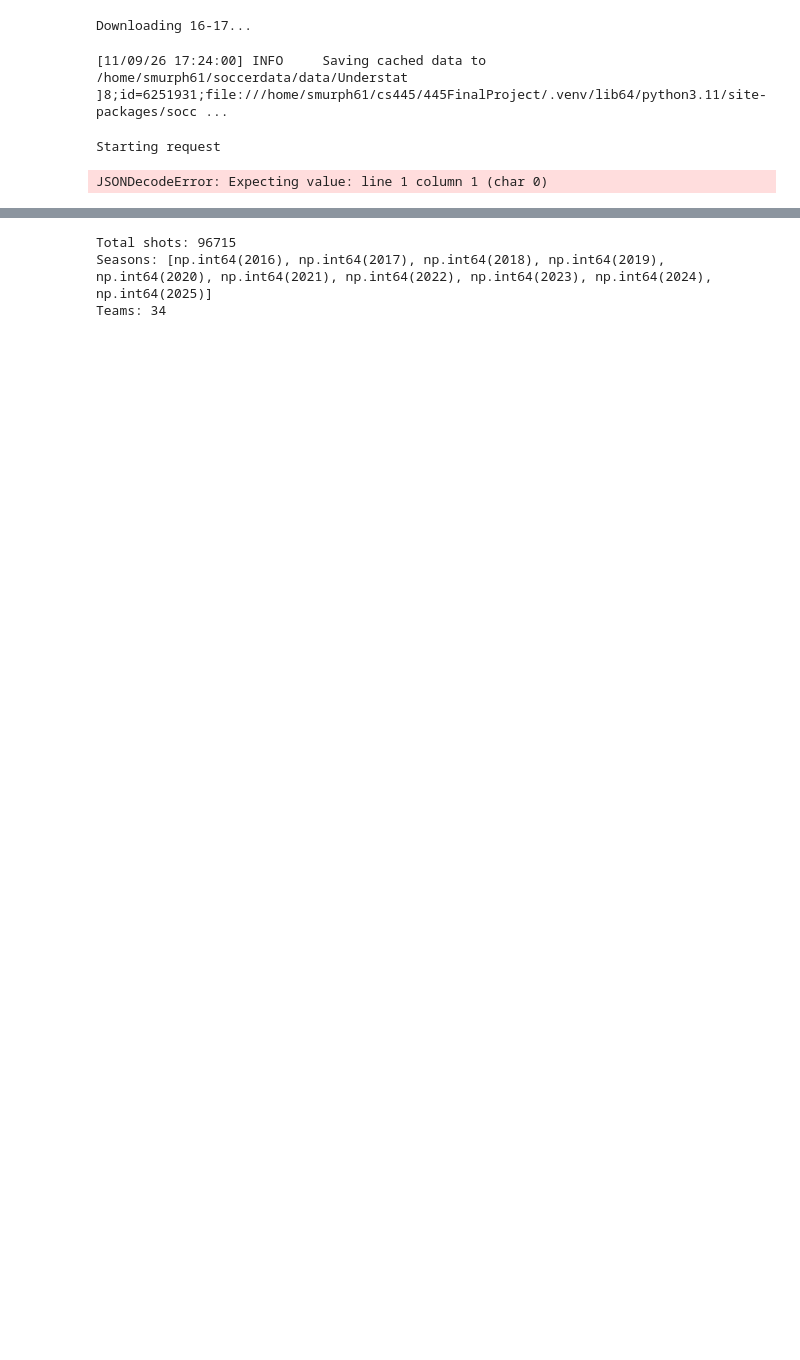
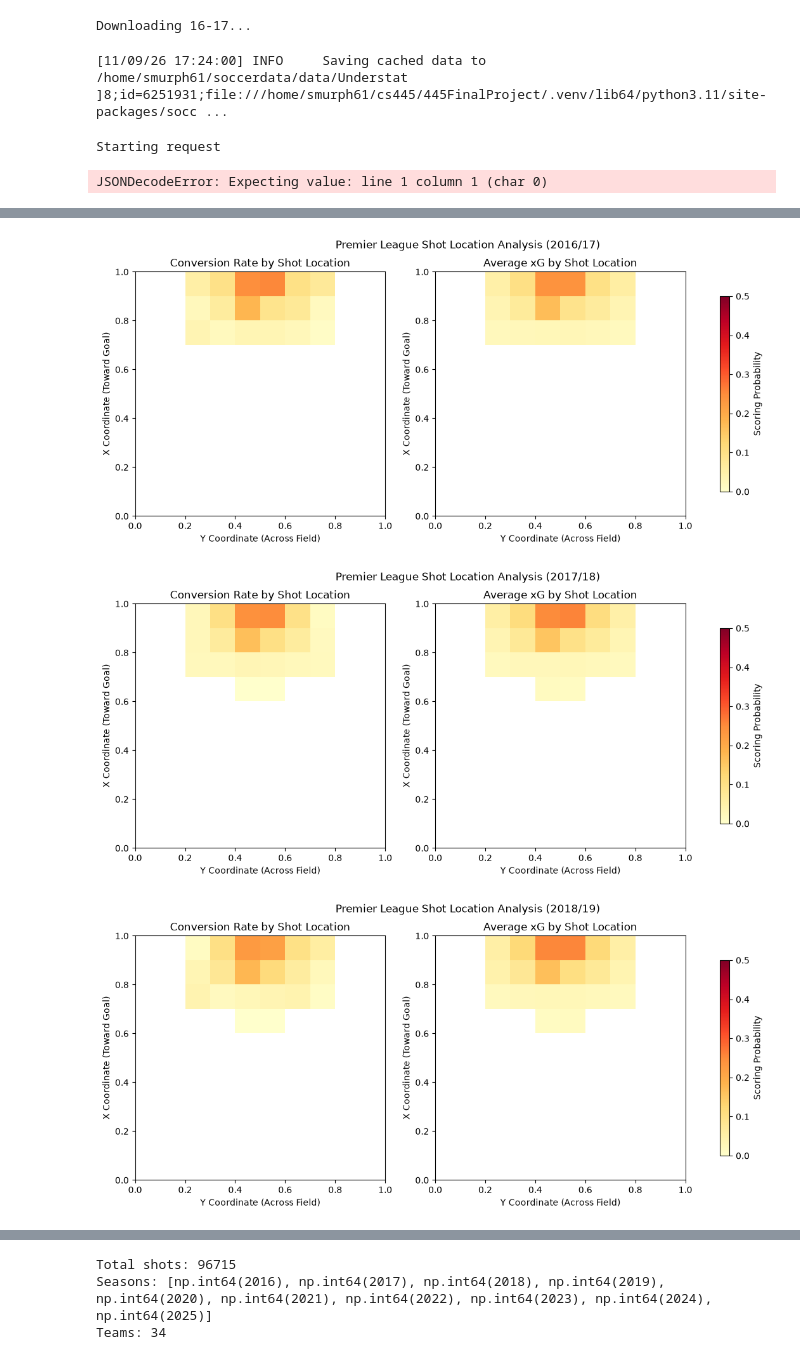
Before and after one commit to PhilipVickery/445FinalProject, a Jupyter notebook: PremierLeague.ipynb, the cells around one changed output, grey strips where cells are left out. Drawn from its saved outputs; the diff is of its cells as text; code cells hidden in the pictures; blank space fills up the shorter version.

```diff
--- a/PremierLeague.ipynb
+++ b/PremierLeague.ipynb
@@ -50,0 +164,70 @@ Note: you may need to restart the kernel to use updated packages.
+# %%
+season_zone_stats = shots.groupby(
+    ["season_id", "x_zone", "y_zone"],
+    observed=True
+).agg(
+    total_shots=("is_goal", "count"),
+    goals=("is_goal", "sum"),
+    avg_xg=("xg", "mean")
+)
+
+season_zone_stats["conversion_rate"] = (
+    season_zone_stats["goals"] / season_zone_stats["total_shots"]
+)
+
+for season in sorted(shots["season_id"].unique()):
+
+    # Get statistics for this season
+    season_data = season_zone_stats.loc[season]
+
+    conversion_grid = season_data["conversion_rate"].unstack()
+    xg_grid = season_data["avg_xg"].unstack()
+    shot_count_grid = season_data["total_shots"].unstack()
+
+    conversion_grid = conversion_grid.reindex(index=x_zones, columns=y_zones)
+    xg_grid = xg_grid.reindex(index=x_zones, columns=y_zones)
+    shot_count_grid = shot_count_grid.reindex(index=x_zones, columns=y_zones)
+
+    # Filter out zones with less than 30 shots
+    conversion_grid = conversion_grid.where(shot_count_grid >= 30)
+    xg_grid = xg_grid.where(shot_count_grid >= 30)
+
+    # Display two heatmaps side by side
+    fig, axes = plt.subplots(1, 2, figsize=(14, 5))
+
+    axes[0].imshow(
+        conversion_grid,
+        origin="lower",
+        cmap="YlOrRd",
+        vmin=0,
+        vmax=0.5,
+        extent=[0, 1, 0, 1],
+        aspect="auto"
+    )
+
+    axes[0].set_title("Conversion Rate by Shot Location")
+    axes[0].set_xlabel("Y Coordinate (Across Field)")
+    axes[0].set_ylabel("X Coordinate (Toward Goal)")
+
+    im = axes[1].imshow(
+        xg_grid,
+        origin="lower",
+        cmap="YlOrRd",
+        vmin=0,
+        vmax=0.5,
+        extent=[0, 1, 0, 1],
+        aspect="auto"
+    )
+
+    axes[1].set_title("Average xG by Shot Location")
+    axes[1].set_xlabel("Y Coordinate (Across Field)")
+    axes[1].set_ylabel("X Coordinate (Toward Goal)")
+
+    fig.colorbar(im, ax=axes, label="Scoring Probability", shrink=0.8)
+    fig.suptitle(f"Premier League Shot Location Analysis ({season}/{str(season + 1)[-2:]})")
+
+    plt.show()
+# %% [output]
+[figure, added]
+[figure, added]
+[figure, added]
```
Also changed, not shown: parts of 6 cells of this notebook.
